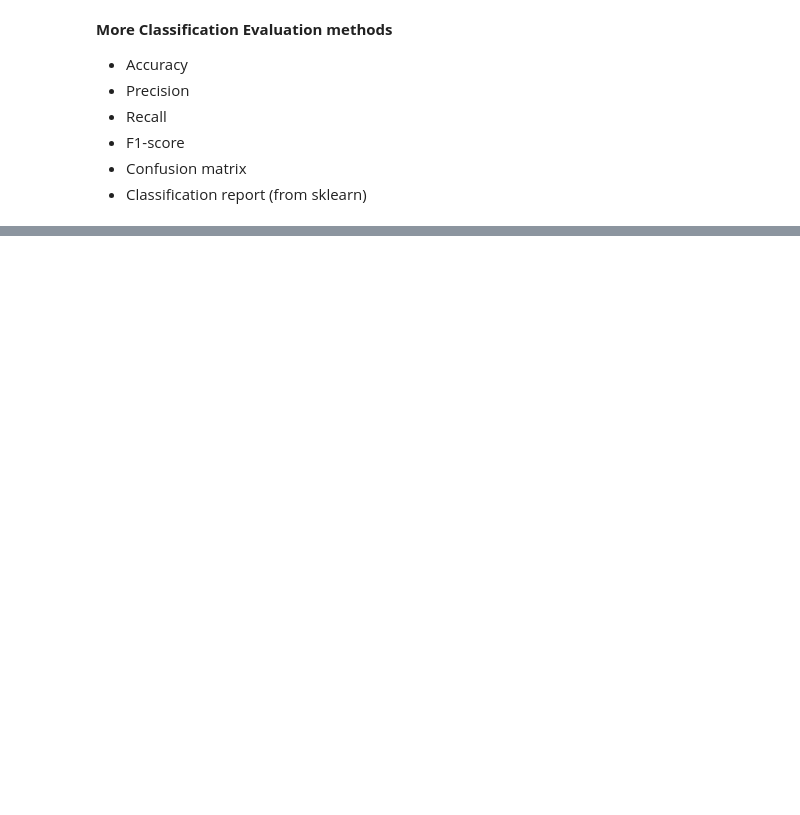
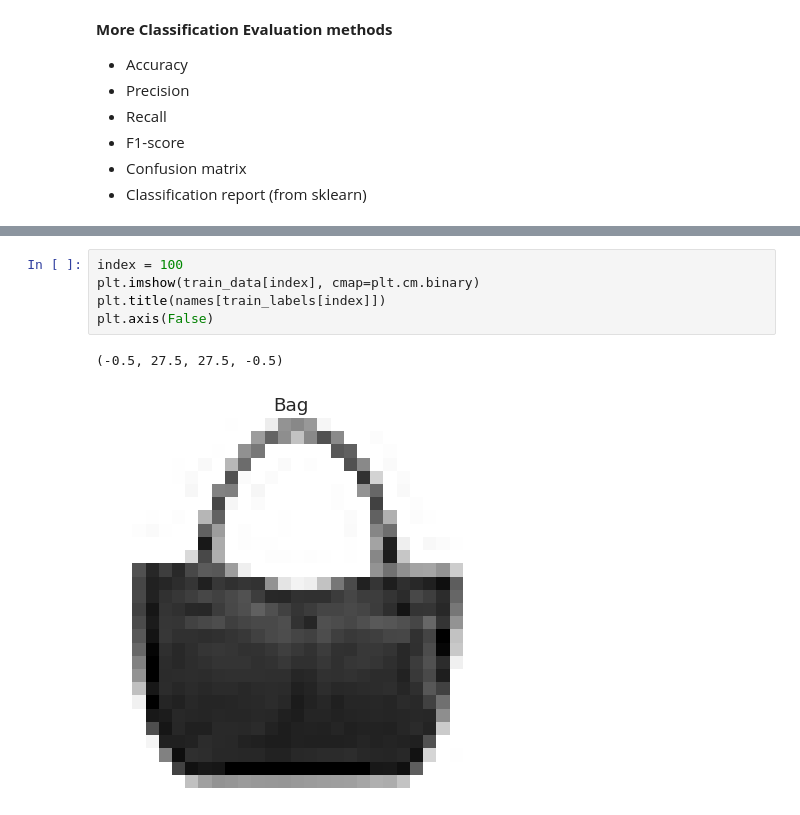
Before and after one commit to Seenuprime/Deep-Learning, a Jupyter notebook: neural_network_Classification.ipynb, the cells around one changed output, grey strips where cells are left out. Cells and saved outputs as stored; diff of their text form; blank space fills up the shorter version.

```diff
--- a/neural_network_Classification.ipynb
+++ b/neural_network_Classification.ipynb
@@ -376,0 +439,8 @@ model_3.evaluate(X_test, y_test)
+# %%
+index = 100
+plt.imshow(train_data[index], cmap=plt.cm.binary)
+plt.title(names[train_labels[index]])
+plt.axis(False)
+# %% [output]
+(-0.5, 27.5, 27.5, -0.5)
+[figure, added]
```
Also changed, not shown: parts of 73 cells of this notebook.
